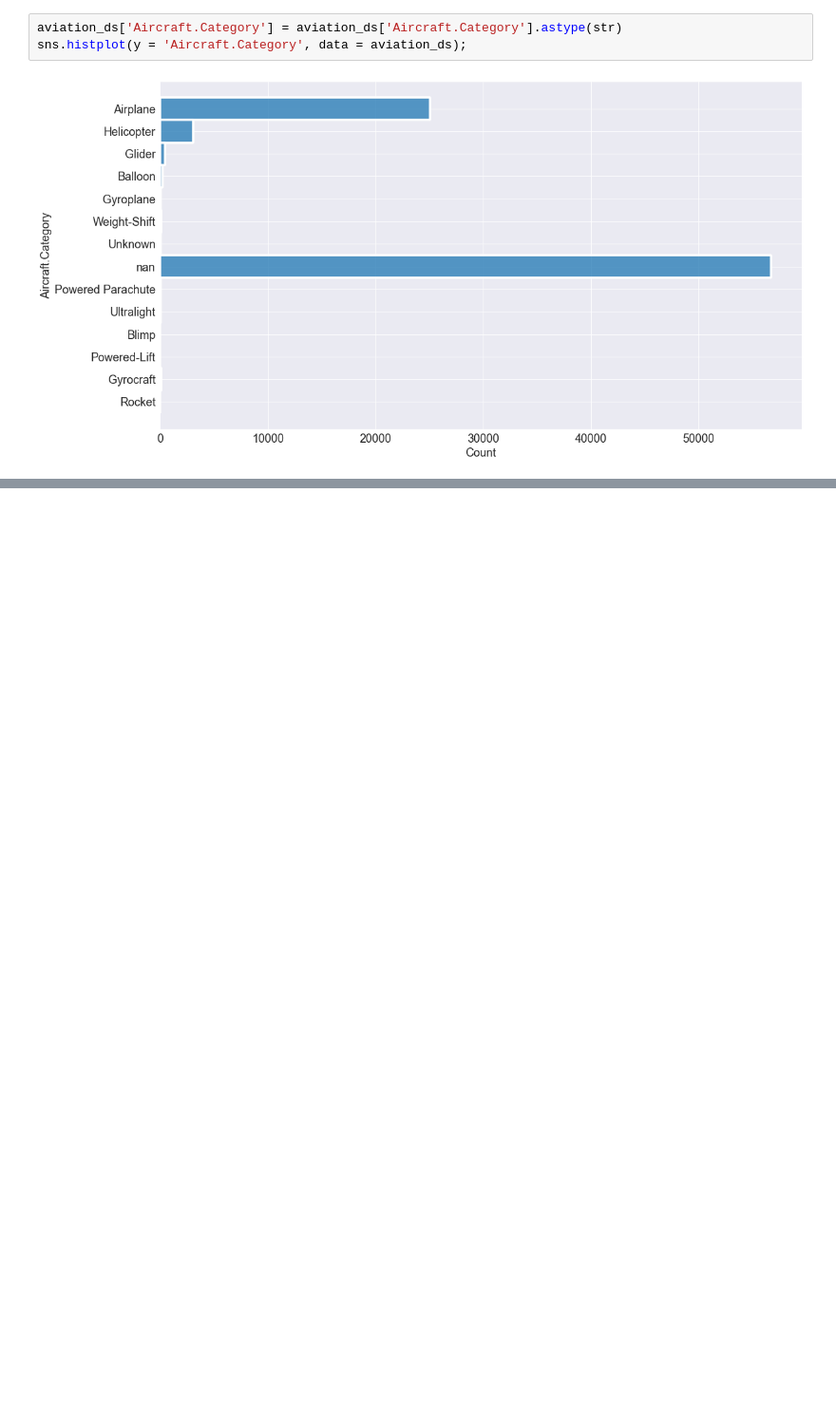
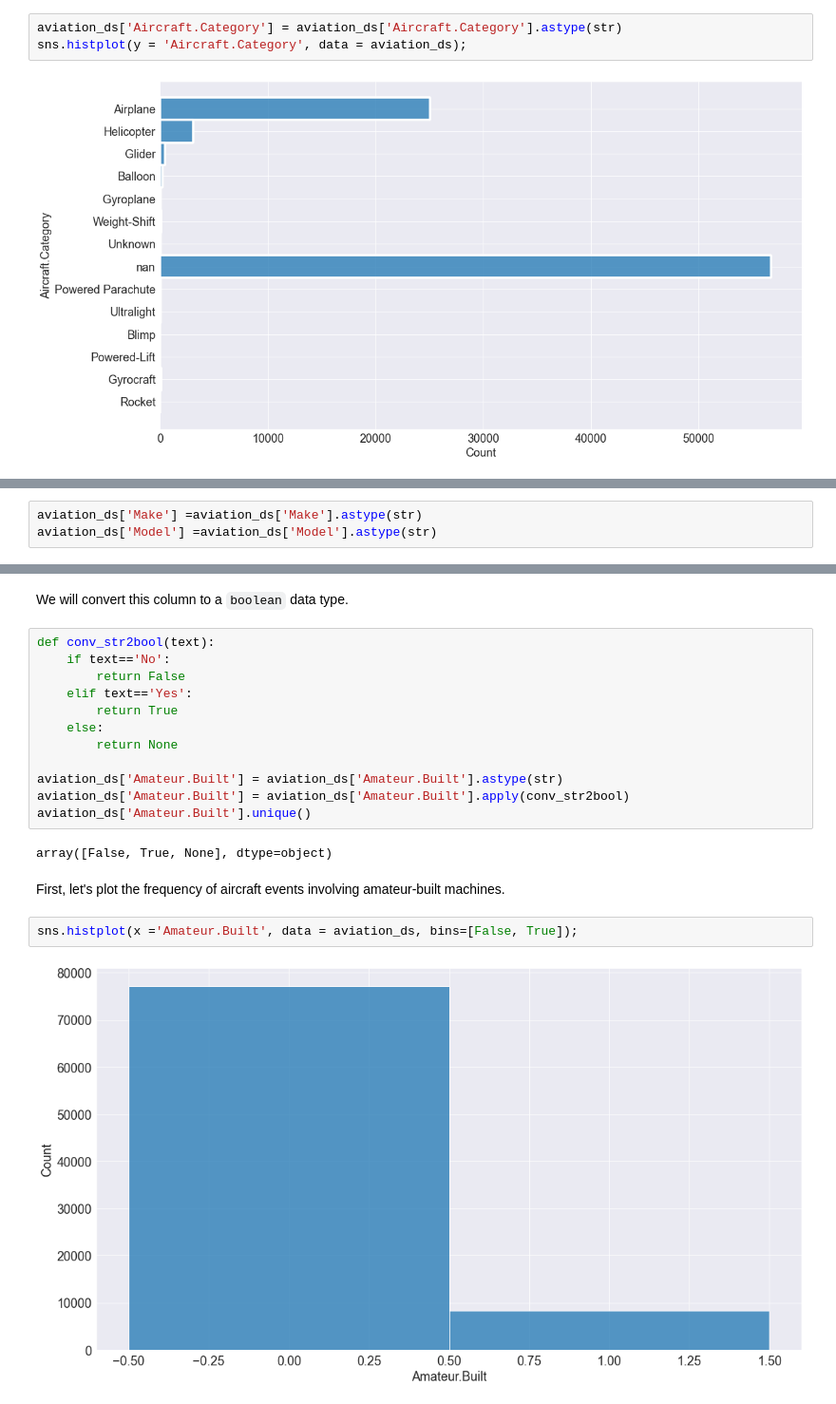
Before and after one commit to zaitrik/aviation_stats, a Jupyter notebook: aviation_stats.ipynb, the cells around one changed output, grey strips where cells are left out. Shown at 95% size. Cells and saved outputs as stored; diff of their text form; blank space fills up the shorter version.

Commit message:
Still in progress, adding some graphs

```diff
--- a/aviation_stats.ipynb
+++ b/aviation_stats.ipynb
@@ -228,0 +230,3 @@ Airplanes are more represented than other aircraft types. That being said, the m
+# %%
+aviation_ds['Make'] =aviation_ds['Make'].astype(str)
+aviation_ds['Model'] =aviation_ds['Model'].astype(str)
@@ -228,0 +250,22 @@ Airplanes are more represented than other aircraft types. That being said, the m
+# %% [markdown]
+We will convert this column to a `boolean` data type.
+# %%
+def conv_str2bool(text):
+    if text=='No':
+        return False
+    elif text=='Yes':
+        return True
+    else:
+        return None
+
+aviation_ds['Amateur.Built'] = aviation_ds['Amateur.Built'].astype(str)
+aviation_ds['Amateur.Built'] = aviation_ds['Amateur.Built'].apply(conv_str2bool)
+aviation_ds['Amateur.Built'].unique()
+# %% [output]
+array([False, True, None], dtype=object)
+# %% [markdown]
+First, let's plot the frequency of aircraft events involving amateur-built machines.
+# %%
+sns.histplot(x ='Amateur.Built', data = aviation_ds, bins=[False, True]);
+# %% [output]
+[figure, added]
```
Also changed, not shown: parts of 14 cells of this notebook.
